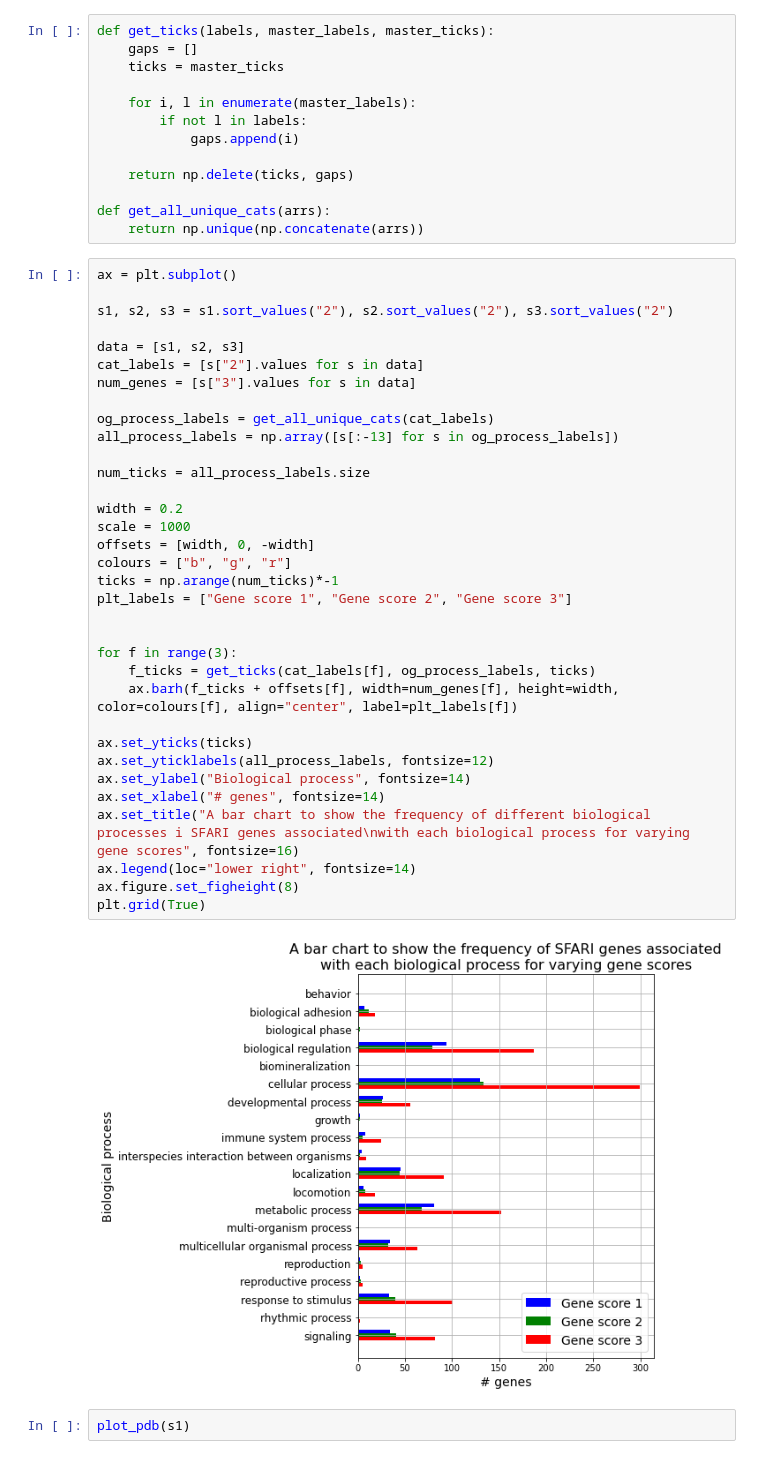
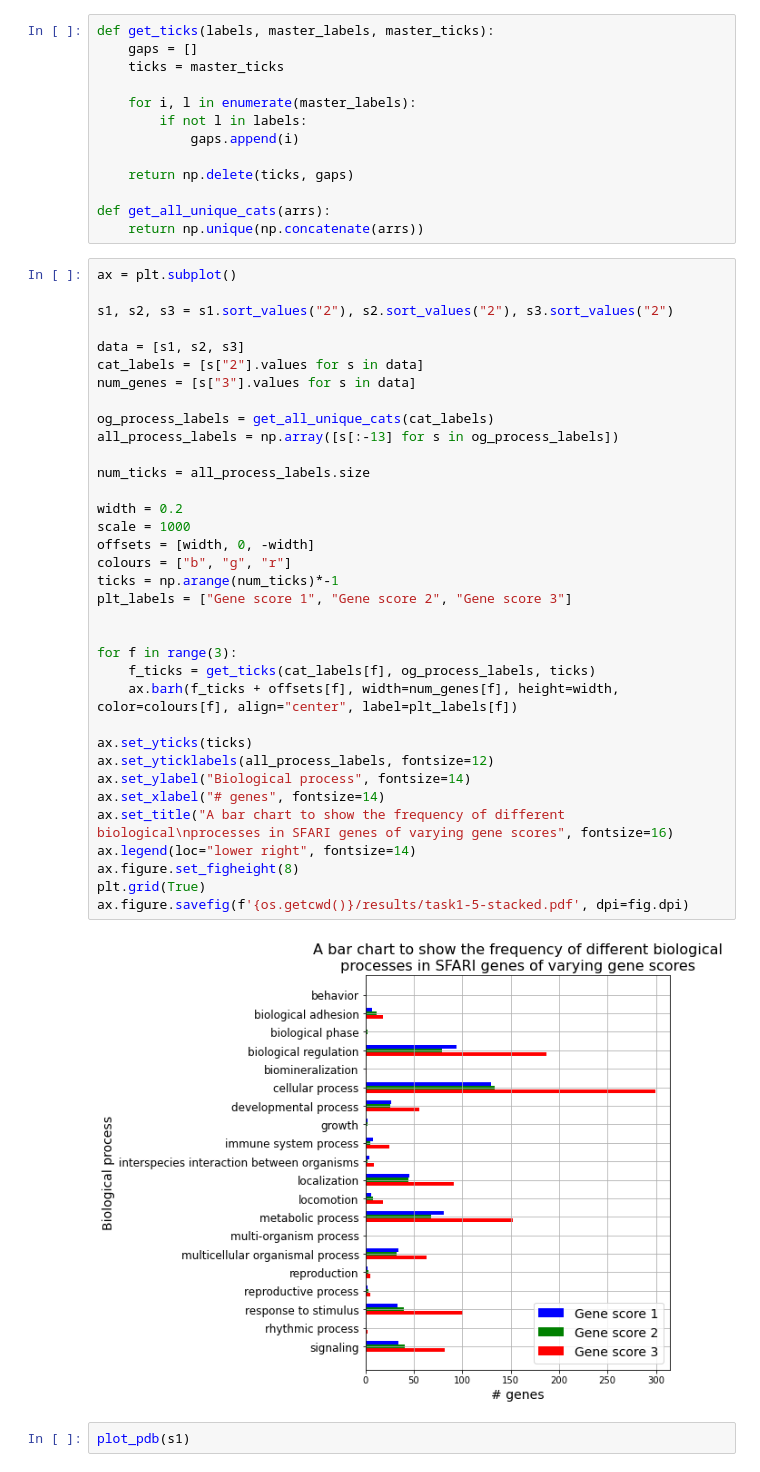
Before and after one commit to hwixley/BI-Coursework2, a Jupyter notebook: code/part2.ipynb, the cells around one changed output. Drawn from its saved outputs; the diff is of its cells as text.

```diff
--- a/code/part2.ipynb
+++ b/code/part2.ipynb
@@ -508,35 +508,36 @@ s1, s2, s3 = s1.sort_values("2"), s2.sort_values("2"), s3.sort_values("2")
 
 data = [s1, s2, s3]
 cat_labels = [s["2"].values for s in data]
 num_genes = [s["3"].values for s in data]
 
 og_process_labels = get_all_unique_cats(cat_labels)
 all_process_labels = np.array([s[:-13] for s in og_process_labels])
 
 num_ticks = all_process_labels.size
 
 width = 0.2
 scale = 1000
 offsets = [width, 0, -width]
 colours = ["b", "g", "r"]
 ticks = np.arange(num_ticks)*-1
 plt_labels = ["Gene score 1", "Gene score 2", "Gene score 3"]
 
 
 for f in range(3):
     f_ticks = get_ticks(cat_labels[f], og_process_labels, ticks)
     ax.barh(f_ticks + offsets[f], width=num_genes[f], height=width, color=colours[f], align="center", label=plt_labels[f])
 
 ax.set_yticks(ticks)
 ax.set_yticklabels(all_process_labels, fontsize=12)
 ax.set_ylabel("Biological process", fontsize=14)
 ax.set_xlabel("# genes", fontsize=14)
-ax.set_title("A bar chart to show the frequency of different biological processes i SFARI genes associated\nwith each biological process for varying gene scores", fontsize=16)
+ax.set_title("A bar chart to show the frequency of different biological\nprocesses in SFARI genes of varying gene scores", fontsize=16)
 ax.legend(loc="lower right", fontsize=14)
 ax.figure.set_figheight(8)
 plt.grid(True)
+ax.figure.savefig(f'{os.getcwd()}/results/task1-5-stacked.pdf', dpi=fig.dpi)
 # %% [output]
-[figure, old version]
+[figure, new version]
 # %%
 plot_pdb(s1)
 # %% [output]
```
Also changed, not shown: 7 other files.
